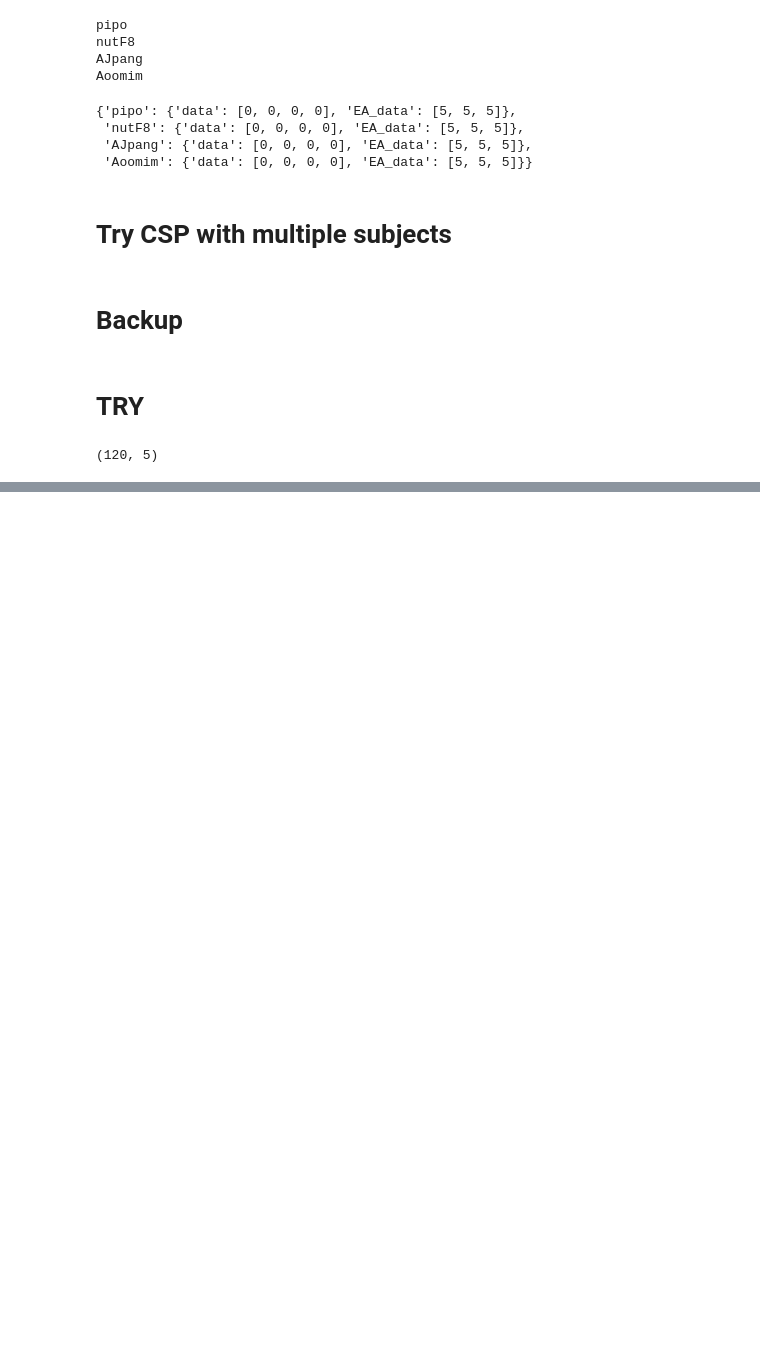
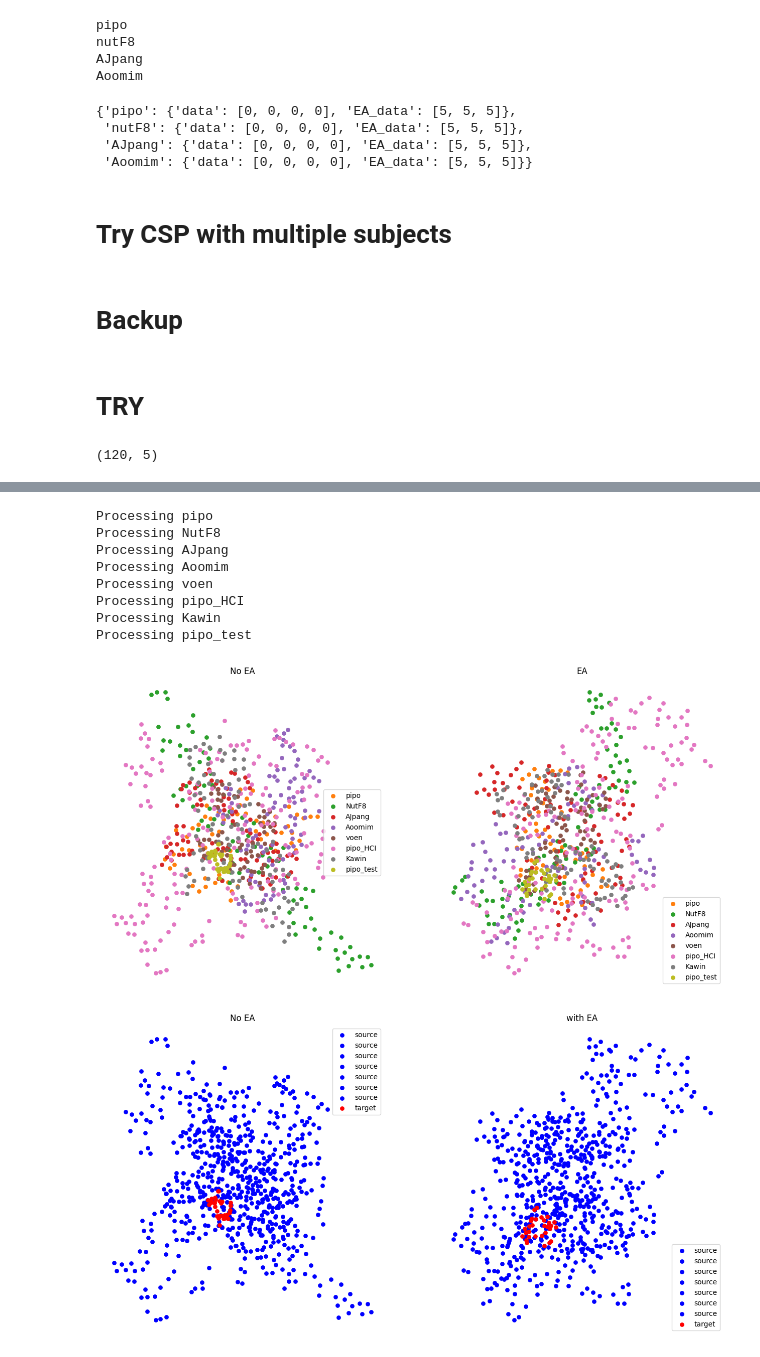
Before and after one commit to pipogood/BCI_MI_EA-wLTL, a Jupyter notebook: pipo_try.ipynb, the cells around one changed output, grey strips where cells are left out. Cells and saved outputs as stored; diff of their text form; code cells hidden in the pictures; blank space fills up the shorter version.

```diff
--- a/pipo_try.ipynb
+++ b/pipo_try.ipynb
@@ -488,0 +437,15 @@ Best cross-validation score: 0.9800000000000001
+# %%
+from Unicorn_ulit import Unicorn
+
+target_data_0 = "pipo"
+calibrate_size = 60
+
+target_class = ["Left", "Right", "Non"]
+
+all_data = ["pipo","NutF8","AJpang","Aoomim","voen","pipo_HCI","Kawin"]
+
+AllBCIClass = Unicorn(selectclass = target_class, desired_fz = 128, ch_pick = ['Fz','C3','Cz','C4','Pz'])
+
+EEG_data = AllBCIClass.GetRawEDF(target_subjects= all_data, condition="Offline_Experiment")
+
+EEG_Epochs = AllBCIClass.GetEpoch(EEG_data ,tmin= -2.0, tmax= 6.0, crop = (0,4) ,baseline= (-0.5,0.0), band_pass=(6,32), trial_removal_th = 100)
@@ -488,0 +473,6 @@ Best cross-validation score: 0.9800000000000001
+# %%
+if calibrate_size != 0:
+    target_data = target_data_0 + "_test"
+
+AllBCIClass.ComputeEA(EEG_Epochs, target_subject= target_data_0, calibrate_size=calibrate_size)
+CSP2D_Epoch = AllBCIClass.computeCSPFeatures(EEG_Epochs, target_subject = target_data)
@@ -488,0 +497,13 @@ Best cross-validation score: 0.9800000000000001
+# %%
+AllBCIClass.TSNE_Plot(CSP2D_Epoch, target_subject= target_data)
+# %% [output]
+Processing pipo
+Processing NutF8
+Processing AJpang
+Processing Aoomim
+Processing voen
+Processing pipo_HCI
+Processing Kawin
+Processing pipo_test
+[figure, added]
+[figure, added]
```
Also changed, not shown: parts of 14 cells of this notebook, 29 other files.
